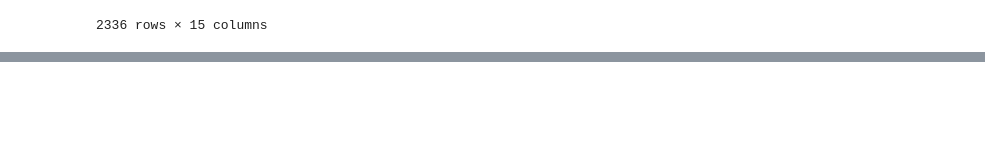
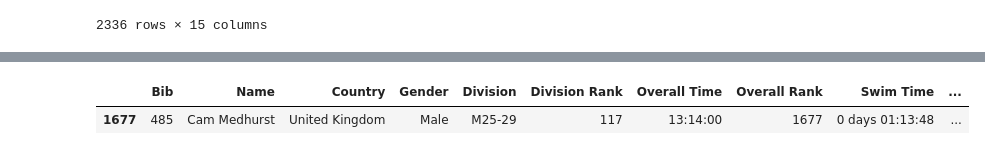
Before and after one commit to Codeiwomple/im_analysis, a Jupyter notebook: imabs.ipynb, the cells around one changed output, grey strips where cells are left out. Drawn from its saved outputs; the diff is of its cells as text; code cells hidden in the pictures; blank space fills up the shorter version.

```diff
--- a/imabs.ipynb
+++ b/imabs.ipynb
@@ -162,2 +135,7 @@ df
 # %%
 wardy = df[df.apply(lambda r: r.str.contains('Medhurst', case=False).any(), axis=1)]
+# %%
+wardy
+# %% [output]
+|  | Bib | Name | Country | Gender | Division | Division Rank | Overall Time | Overall Rank | Swim Time | ... |
+| 1677 | 485 | Cam Medhurst | United Kingdom | Male | M25-29 | 117 | 13:14:00 | 1677 | 0 days 01:13:48 | ... |
```
Also changed, not shown: parts of 11 cells of this notebook.
